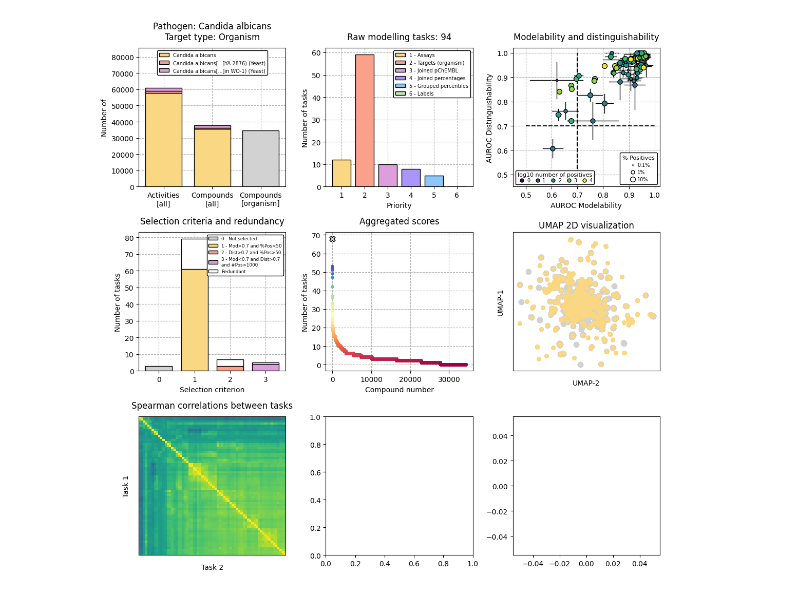
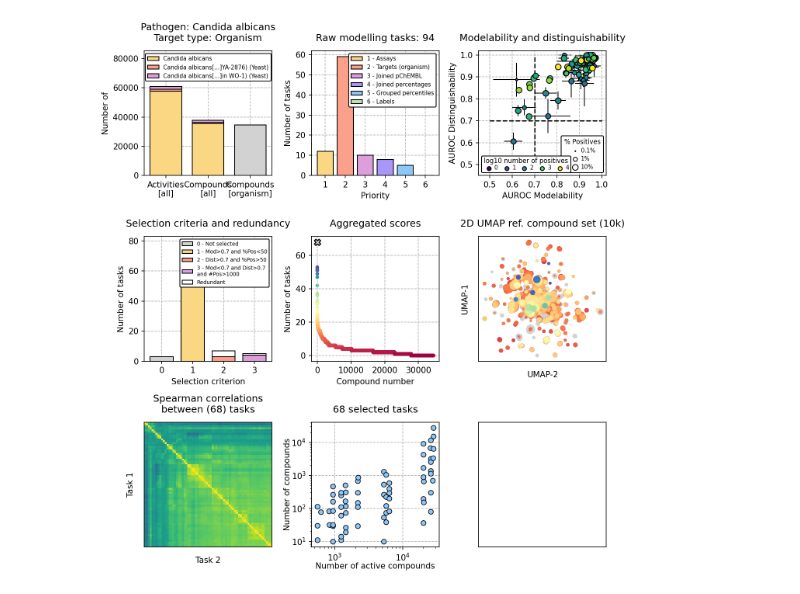
Before and after one commit to ersilia-os/chembl-antimicrobial-tasks, a Jupyter notebook: notebooks/diagnosis.ipynb, the cells around one changed output. Drawn from its saved outputs; the diff is of its cells as text; code cells hidden in the pictures.

Commit message:
working on diagnosis plots

```diff
--- a/notebooks/diagnosis.ipynb
+++ b/notebooks/diagnosis.ipynb
@@ -1,8 +1,10 @@
 # %%
 import scipy.spatial.distance as dist
 import scipy.cluster.hierarchy as sch
+from scipy.stats import gaussian_kde
 from collections import Counter
 import matplotlib.pyplot as plt
+plt.rcParams['figure.dpi'] = 150
 import numpy as np
 import pandas as pd
 import os
@@ -120,0 +131,3 @@ def map_value(x):
+# %%
+# Final results
+final_results = pd.read_csv(os.path.join(PATH_TO_OUTPUT, "017_selected_tasks_final.csv"))
@@ -121,5 +150,5 @@ def map_value(x):
 # %%
-fig, ax = plt.subplots(3, 3, figsize=(11.2, 11), constrained_layout=True)
+fig, ax = plt.subplots(3, 3, figsize=(9, 9.7), constrained_layout=True)
 ersilia_colors = ['#50285A', '#FAD782','#FAA08B','#DC9FDC','#AA96FA','#8DC7FA','#BEE6B4','#D2D2D2'][1:]
 
 # Plot 1: Number of bioactivities and compounds per taxid + unique compounds selected for the given target type
@@ -200,14 +229,14 @@ ax[c1][c2].grid(linestyle='--', zorder=-2)
 ax[c1][c2].set_xticks([i for i in range(4)])
 ax[c1][c2].set_xticklabels([i for i in range(4)])
 ax[c1][c2].bar(0, sel_0, bottom=0, color=ersilia_colors[-1], zorder=2, ec='k', label="0 - Not selected", width=0.75)
-ax[c1][c2].bar(1, sel_1_bottom, bottom=0, color=ersilia_colors[0], zorder=2, ec='k', label="1 - Mod>0.7 and %Pos<50", width=0.75)
+ax[c1][c2].bar(1, sel_1_bottom, bottom=0, color=ersilia_colors[0], zorder=2, ec='k', label=f"1 - Mod>0.7 and %Pos<50", width=0.75)
 ax[c1][c2].bar(1, sel_1_top, bottom=sel_1_bottom, color="w", zorder=2, ec='k', width=0.75)
 ax[c1][c2].bar(2, sel_2_bottom, bottom=0, color=ersilia_colors[1], zorder=2, ec='k', label="2 - Dist>0.7 and %Pos>50", width=0.75)
 ax[c1][c2].bar(2, sel_2_top, bottom=sel_2_bottom, color="w", zorder=2, ec='k', width=0.75)
 ax[c1][c2].bar(3, sel_3_bottom, bottom=0, color=ersilia_colors[2], zorder=2, ec='k', label="3 - Mod<0.7 and Dist>0.7\nand #Pos>1000", width=0.75)
 ax[c1][c2].bar(3, sel_3_top, bottom=sel_3_bottom, color="w", zorder=2, ec='k', width=0.75, label="Redundant")
 ax[c1][c2].set_ylabel("Number of tasks")
-ax[c1][c2].legend(loc='upper right', fontsize=6.3, framealpha=1, edgecolor='k')
+ax[c1][c2].legend(loc='upper right', fontsize=6.5, framealpha=1, edgecolor='k')
 ax[c1][c2].set_xlabel("Selection criterion")
 
 
@@ -217,38 +246,64 @@ ax[c1][c2].set_title(f"Aggregated scores", pad=12)
 ax[c1][c2].grid(linestyle='--', zorder=-2)
 ax[c1][c2].set_ylabel("Number of tasks")
 ax[c1][c2].set_xlabel("Compound number")
-ax[c1][c2].scatter(0, len(selected_tasks), s=60, ec='k', c=ersilia_colors[-1], zorder=2, marker='X')
+ax[c1][c2].scatter(0, len(selected_tasks), s=60, ec='k', c=ersilia_colors[-1], zorder=2, marker='X', lw=1.3)
 cmap = plt.get_cmap('Spectral')
 max_ = np.max(agg_scores)
 x = np.arange(len(agg_scores))
 colors = cmap(agg_scores / max_)
 ax[c1][c2].scatter(x, agg_scores, s=20, lw=0, c=colors, zorder=2)
 
 # Plot 6: UMAP reference set
 c1, c2 = 1, 2
-ax[c1][c2].set_title("UMAP 2D visualization")
+ax[c1][c2].set_title(f"2D UMAP ref. compound set ({int(len(X_umap) / 1000)}k)", pad=12)
 ax[c1][c2].set_ylabel("UMAP-1", labelpad=12)
 ax[c1][c2].set_xlabel("UMAP-2", labelpad=12)
 ax[c1][c2].set_yticks([])
 ax[c1][c2].set_xticks([])
 ind_back = np.where(np.array(num_tasks) == 0)[0]
-ax[c1][c2].scatter(X_umap[ind_back][:,0], X_umap[ind_back][:,1], c=ersilia_colors[-1], s=50)
-ax[c1][c2].scatter(X_umap[~ind_back][:,0], X_umap[~ind_back][:,1], c=ersilia_colors[0], s=25)
+min_size, max_size = 2, 100
+density = calculate_density(X_umap[ind_back][:, 0], X_umap[ind_back][:, 1], bandwidth=0.1)
+sizes = min_size + (density - min(density)) / (max(density) - min(density)) * (max_size - min_size)
+ax[c1][c2].scatter(X_umap[ind_back][:,0], X_umap[ind_back][:,1], c=ersilia_colors[-1], s=sizes)
+density = calculate_density(X_umap[~ind_back][:, 0], X_umap[~ind_back][:, 1], bandwidth=0.1)
+sizes = min_size + (density - min(density)) / (max(density) - min(density)) * (max_size - min_size)
+cmap = plt.get_cmap('Spectral')
+max_ = np.max(num_tasks)
+x = np.arange(len(num_tasks[:5000]))
+colors = cmap(num_tasks[:5000] / max_)
+ax[c1][c2].scatter(X_umap[~ind_back][:,0][::-1], X_umap[~ind_back][:,1][::-1], c=colors[::-1], s=sizes[::-1])
+
 
 # Plot 7: Correlations
 c1, c2 = 2, 0
-ax[c1][c2].set_title(f"Spearman correlations between tasks", pad=12)
+ax[c1][c2].set_title(f"Spearman correlations\nbetween ({correlations_matrix_reordered.shape[0]}) tasks", pad=12)
 ax[c1][c2].set_ylabel("Task 1", labelpad=12)
 ax[c1][c2].set_xlabel("Task 2", labelpad=12)
 ax[c1][c2].set_yticks([])
 ax[c1][c2].set_xticks([])
 ax[c1][c2].imshow(correlations_matrix_reordered, cmap='viridis', vmin=-1, vmax=1)
 ax[c1][c2].set_aspect('auto')
 
 
+# Plot 7: Selected tasks
+c1, c2 = 2, 1
+ax[c1][c2].set_title(f"{len(final_results)} selected tasks", pad=12)
+ax[c1][c2].set_ylabel("Number of compounds", labelpad=0)
+ax[c1][c2].set_xlabel("Number of active compounds", labelpad=0)
+ax[c1][c2].grid(linestyle='--', zorder=-2)
+ax[c1][c2].scatter(final_results['num_samples_MOD'], final_results['num_pos_samples'], zorder=2, color=ersilia_colors[4], ec='k', lw=0.8)
+ax[c1][c2].set_yscale('log')
+ax[c1][c2].set_xscale('log')
 
+
+
+
+# Plot 7: Selected tasks
+c1, c2 = 2, 2
+ax[c1][c2].set_yticks([])
+ax[c1][c2].set_xticks([])
 
 plt.tight_layout()
 plt.show()
 # %% [output]
-[figure, old version]
+[figure, new version]
```
Also changed, not shown: parts of 7 cells of this notebook, 2 other files.
